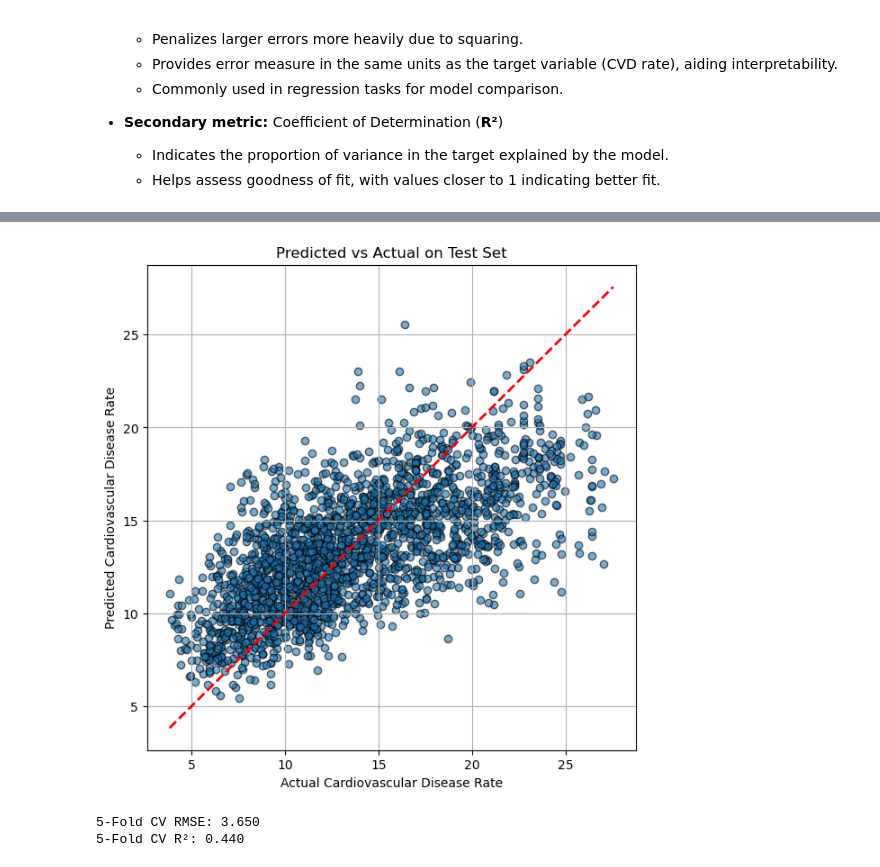
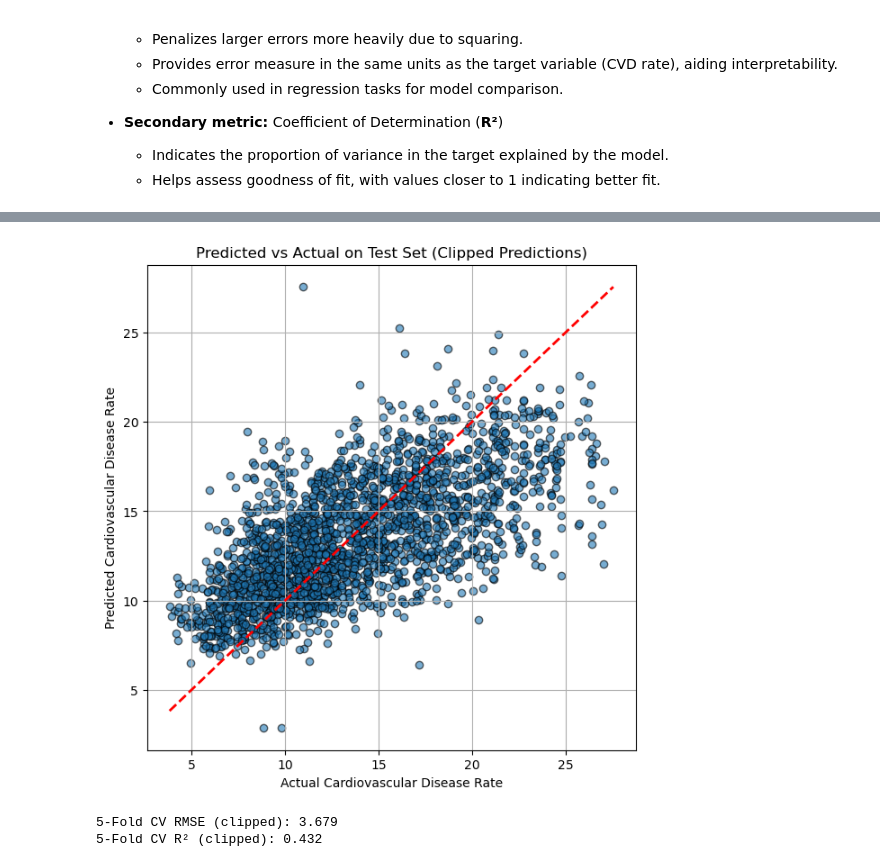
Before and after one commit to deepak161087/Capstone-CVD-analysis, a Jupyter notebook: notebooks/cvd_analysis.ipynb, the cells around one changed output, grey strips where cells are left out. Cells and saved outputs as stored; diff of their text form; code cells hidden in the pictures.

```diff
--- a/notebooks/cvd_analysis.ipynb
+++ b/notebooks/cvd_analysis.ipynb
@@ -473,6 +497,15 @@ df_selected = df_selected.drop(columns=['Lead'])
   - Indicates the proportion of variance in the target explained by the model.
   - Helps assess goodness of fit, with values closer to 1 indicating better fit.
 # %%
+# Target variable
+target_variable = 'Cardiovascular Disease'
+
+# Define features (drop target)
+X = df_selected.drop(columns=[target_variable])
+
+# Define target vector
+y = df_selected[target_variable]
+
 # Split data into train and test sets (70% train, 30% test)
 X_train, X_test, y_train, y_test = train_test_split(X, y, test_size=0.3, random_state=42)
 
@@ -583,36 +627,46 @@ Top polynomial features and interaction terms by coefficient magnitude:
 # %%
 from sklearn.model_selection import cross_val_predict, KFold
 
 # Use the best estimator from your GridSearchCV (degree 3 poly + Ridge with best alpha)
 best_model = grid_search.best_estimator_
 
+# Define target value range from training data
+min_target = y.min()
+max_target = y.max()
+
 # Predict on test set
 y_pred_test = best_model.predict(X_test)
 
+# Clip test predictions
+y_pred_test_clipped = np.clip(y_pred_test, min_target, max_target)
+
 # Plot predicted vs actual for test set
 plt.figure(figsize=(7, 7))
-plt.scatter(y_test, y_pred_test, alpha=0.6, edgecolors='k')
+plt.scatter(y_test, y_pred_test_clipped, alpha=0.6, edgecolors='k')
 plt.plot([y_test.min(), y_test.max()], [y_test.min(), y_test.max()], 'r--', lw=2)
 plt.xlabel('Actual Cardiovascular Disease Rate')
 plt.ylabel('Predicted Cardiovascular Disease Rate')
-plt.title('Predicted vs Actual on Test Set')
+plt.title('Predicted vs Actual on Test Set (Clipped Predictions)')
 plt.grid(True)
 plt.show()
 
-# 5-fold Cross-Validation Predictions
+# 5-fold Cross-Validation Predictions (raw)
 kf = KFold(n_splits=5, shuffle=True, random_state=42)
 cv_pred = cross_val_predict(best_model, X, y, cv=kf, n_jobs=-1)
 
-# Compute CV RMSE and R2
-cv_rmse = np.sqrt(mean_squared_error(y, cv_pred))
-cv_r2 = r2_score(y, cv_pred)
+# Clip cross-validation predictions
+cv_pred_clipped = np.clip(cv_pred, min_target, max_target)
 
-print(f"5-Fold CV RMSE: {cv_rmse:.3f}")
-print(f"5-Fold CV R²: {cv_r2:.3f}")
+# Compute CV RMSE and R2 on clipped predictions
+cv_rmse = np.sqrt(mean_squared_error(y, cv_pred_clipped))
+cv_r2 = r2_score(y, cv_pred_clipped)
+
+print(f"5-Fold CV RMSE (clipped): {cv_rmse:.3f}")
+print(f"5-Fold CV R² (clipped): {cv_r2:.3f}")
 # %% [output]
-[figure, old version]
+[figure, new version]
-5-Fold CV RMSE: 3.650
-5-Fold CV R²: 0.440
+5-Fold CV RMSE (clipped): 3.679
+5-Fold CV R² (clipped): 0.432
 # %% [markdown]
 #### Model Performance: 5-Fold Cross-Validation
 
```
Also changed, not shown: parts of 10 cells of this notebook.
